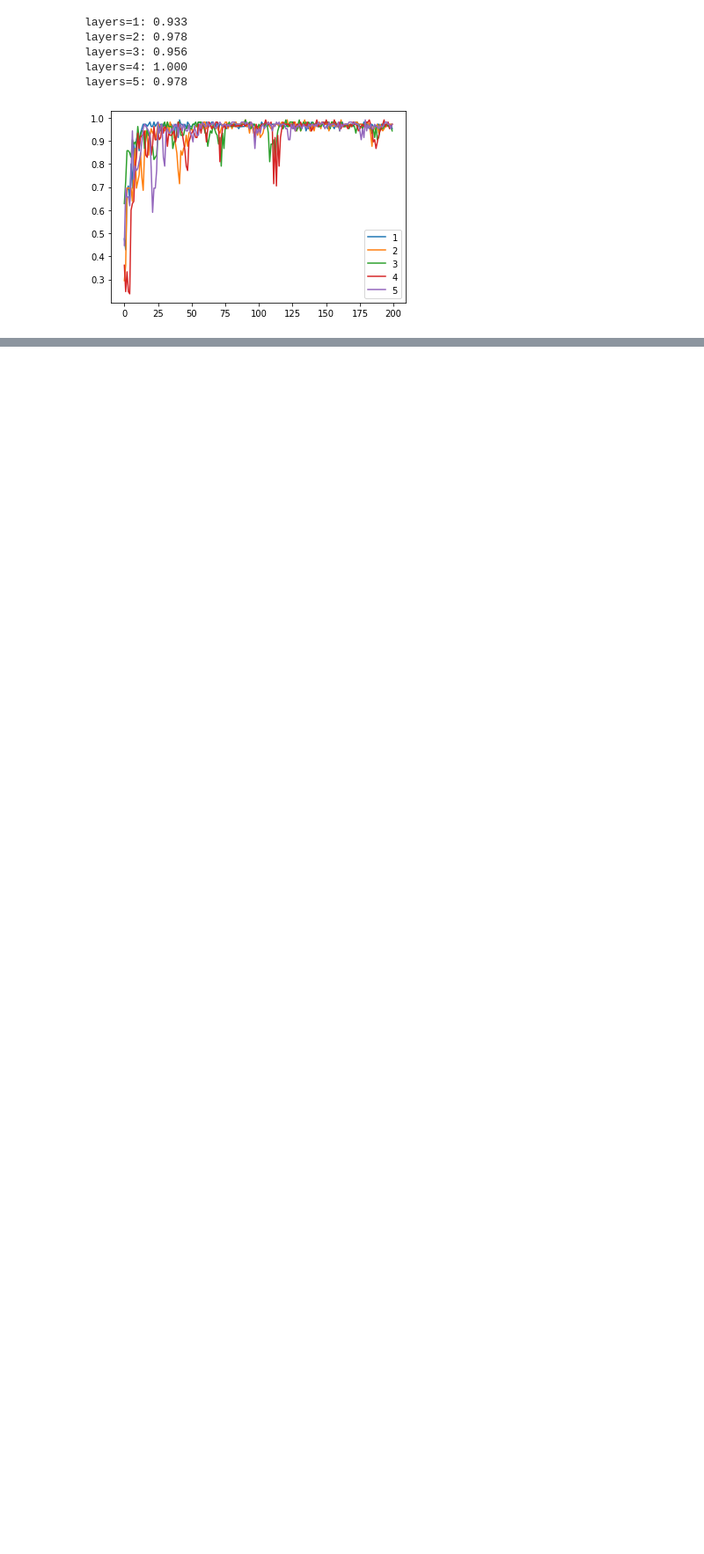
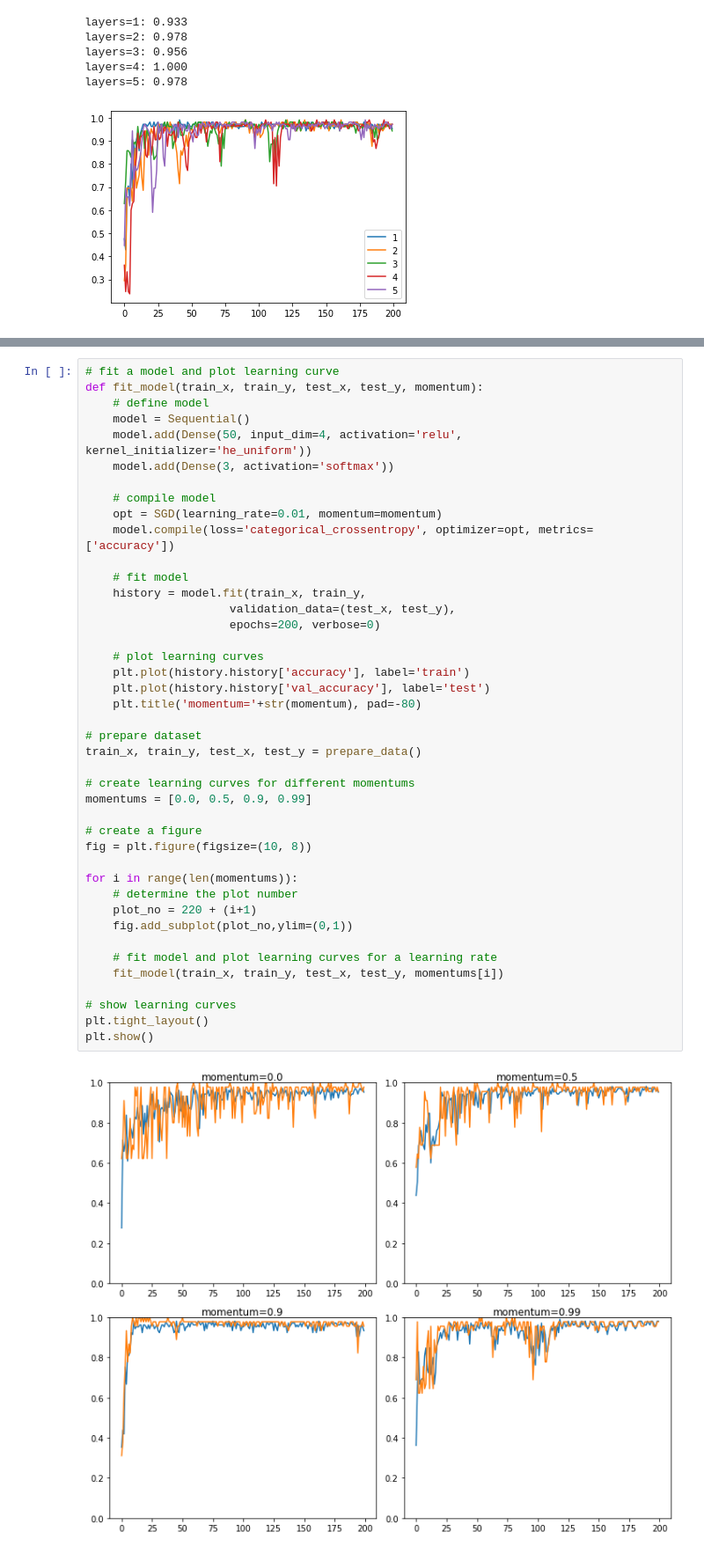
Before and after one commit to danibmarques/projeto_deep_learning, a Jupyter notebook: Better Learning.ipynb, the cells around one changed output, grey strips where cells are left out. Shown at 88% size. Cells and saved outputs as stored; diff of their text form; blank space fills up the shorter version.

```diff
--- a/Better Learning.ipynb
+++ b/Better Learning.ipynb
@@ -299,0 +308,44 @@ plt.show()
+# %%
+# fit a model and plot learning curve
+def fit_model(train_x, train_y, test_x, test_y, momentum):
+	# define model
+	model = Sequential()
+	model.add(Dense(50, input_dim=4, activation='relu', kernel_initializer='he_uniform'))
+	model.add(Dense(3, activation='softmax'))
+
+	# compile model
+	opt = SGD(learning_rate=0.01, momentum=momentum)
+	model.compile(loss='categorical_crossentropy', optimizer=opt, metrics=['accuracy'])
+
+	# fit model
+	history = model.fit(train_x, train_y,
+                     validation_data=(test_x, test_y),
+                     epochs=200, verbose=0)
+
+	# plot learning curves
+	plt.plot(history.history['accuracy'], label='train')
+	plt.plot(history.history['val_accuracy'], label='test')
+	plt.title('momentum='+str(momentum), pad=-80)
+
+# prepare dataset
+train_x, train_y, test_x, test_y = prepare_data()
+
+# create learning curves for different momentums
+momentums = [0.0, 0.5, 0.9, 0.99]
+
+# create a figure
+fig = plt.figure(figsize=(10, 8))
+
+for i in range(len(momentums)):
+	# determine the plot number
+	plot_no = 220 + (i+1)
+	fig.add_subplot(plot_no,ylim=(0,1))
+
+	# fit model and plot learning curves for a learning rate
+	fit_model(train_x, train_y, test_x, test_y, momentums[i])
+
+# show learning curves
+plt.tight_layout()
+plt.show()
+# %% [output]
+[figure, added]
```
Also changed, not shown: parts of 18 cells of this notebook, 1 other file.
